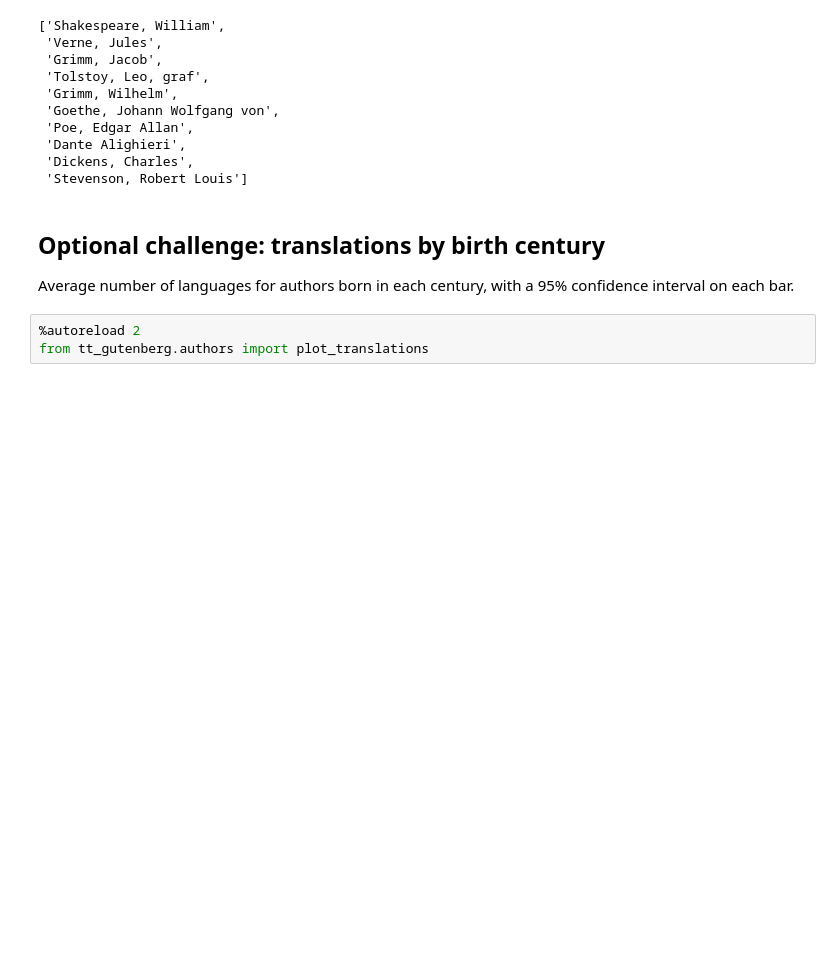
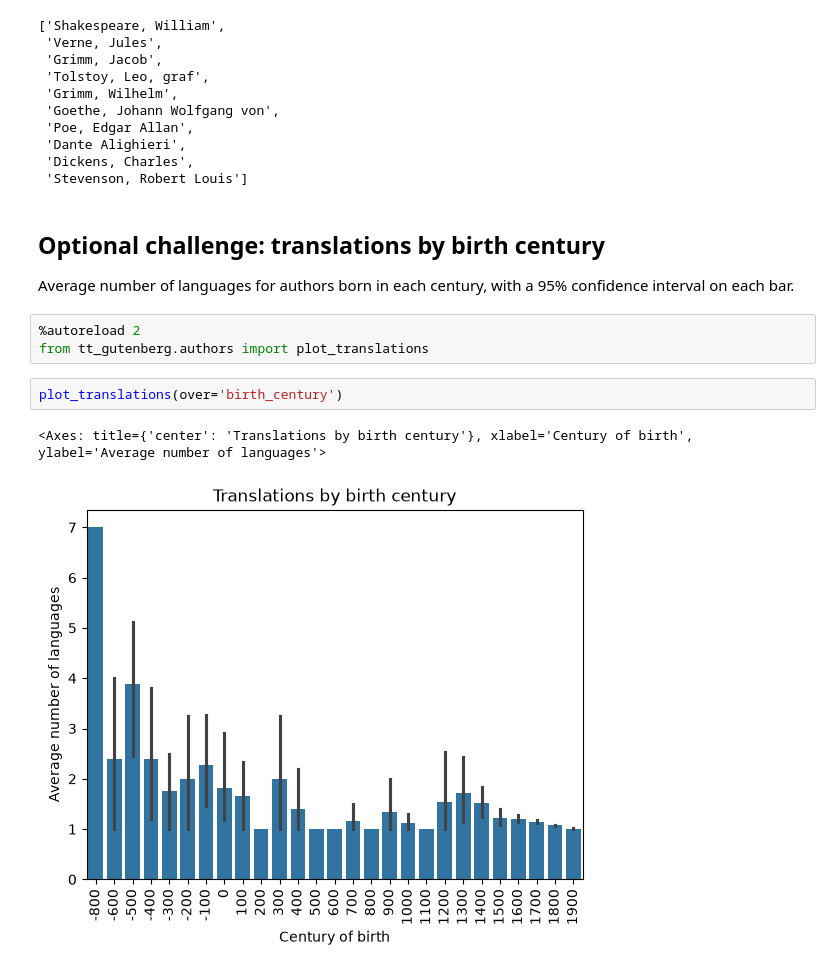
Before and after one commit to saicharanpamidi-commits/h501-gutenberg, a Jupyter notebook: gutenberg.ipynb, the cells around one changed output. Drawn from its saved outputs; the diff is of its cells as text; blank space fills up the shorter version.

Commit message:
Restore plot cell

```diff
--- a/gutenberg.ipynb
+++ b/gutenberg.ipynb
@@ -80,3 +80,8 @@ a 95% confidence interval on each bar.
 # %%
 %autoreload 2
 from tt_gutenberg.authors import plot_translations
+# %%
+plot_translations(over='birth_century')
+# %% [output]
+<Axes: title={'center': 'Translations by birth century'}, xlabel='Century of birth', ylabel='Average number of languages'>
+[figure, added]
```
